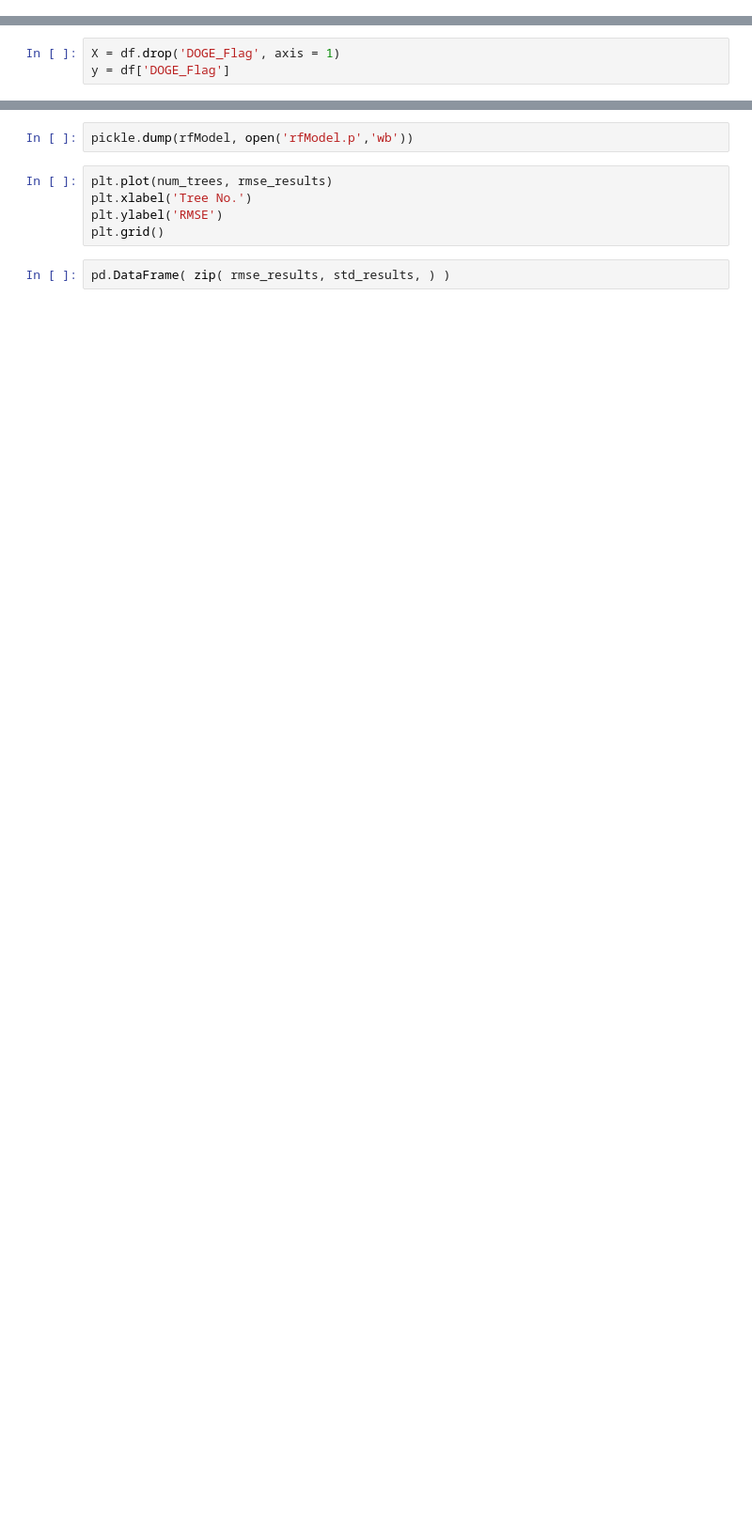
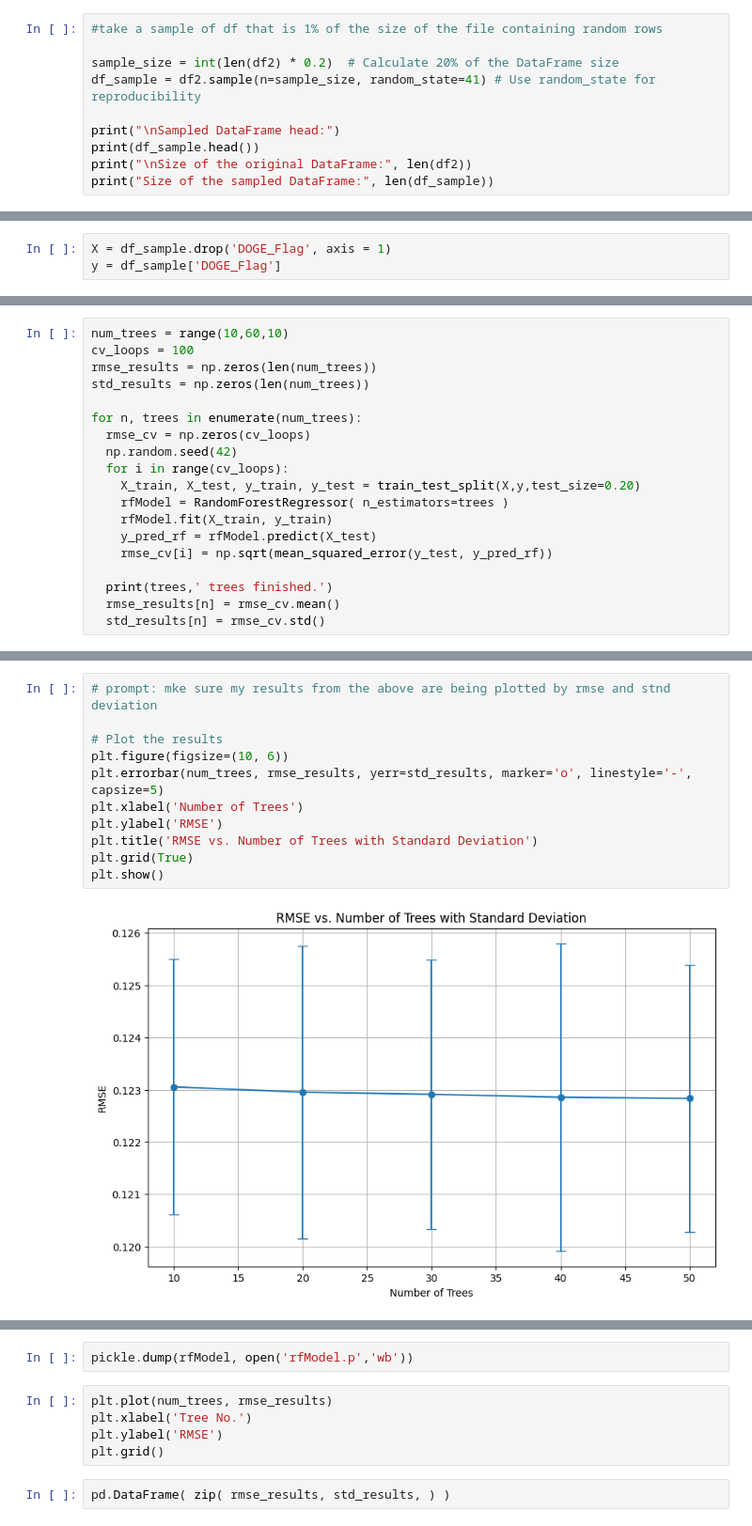
Before and after one commit to etmcrae/Who-Got-DOGEd-, a Jupyter notebook: Random_Forest.ipynb, the cells around one changed output, grey strips where cells are left out. Shown at 94% size. Drawn from its saved outputs; the diff is of its cells as text; blank space fills up the shorter version.

```diff
--- a/Random_Forest.ipynb
+++ b/Random_Forest.ipynb
@@ -38,0 +71,10 @@ File loaded successfully!
+# %%
+#take a sample of df that is 1% of the size of the file containing random rows
+
+sample_size = int(len(df2) * 0.2)  # Calculate 20% of the DataFrame size
+df_sample = df2.sample(n=sample_size, random_state=41) # Use random_state for reproducibility
+
+print("\nSampled DataFrame head:")
+print(df_sample.head())
+print("\nSize of the original DataFrame:", len(df2))
+print("Size of the sampled DataFrame:", len(df_sample))
@@ -39,3 +119,3 @@ File loaded successfully!
 # %%
-X = df.drop('DOGE_Flag', axis = 1)
-y = df['DOGE_Flag']
+X = df_sample.drop('DOGE_Flag', axis = 1)
+y = df_sample['DOGE_Flag']
@@ -59,0 +122,19 @@ np.sqrt(mean_error)[:50]
+# %%
+num_trees = range(10,60,10)
+cv_loops = 100
+rmse_results = np.zeros(len(num_trees))
+std_results = np.zeros(len(num_trees))
+
+for n, trees in enumerate(num_trees):
+  rmse_cv = np.zeros(cv_loops)
+  np.random.seed(42)
+  for i in range(cv_loops):
+    X_train, X_test, y_train, y_test = train_test_split(X,y,test_size=0.20)
+    rfModel = RandomForestRegressor( n_estimators=trees )
+    rfModel.fit(X_train, y_train)
+    y_pred_rf = rfModel.predict(X_test)
+    rmse_cv[i] = np.sqrt(mean_squared_error(y_test, y_pred_rf))
+
+  print(trees,' trees finished.')
+  rmse_results[n] = rmse_cv.mean()
+  std_results[n] = rmse_cv.std()
@@ -59,0 +147,13 @@ np.sqrt(mean_error)[:50]
+# %%
+# prompt: mke sure my results from the above are being plotted by rmse and stnd deviation
+
+# Plot the results
+plt.figure(figsize=(10, 6))
+plt.errorbar(num_trees, rmse_results, yerr=std_results, marker='o', linestyle='-', capsize=5)
+plt.xlabel('Number of Trees')
+plt.ylabel('RMSE')
+plt.title('RMSE vs. Number of Trees with Standard Deviation')
+plt.grid(True)
+plt.show()
+# %% [output]
+[figure, added]
```
Also changed, not shown: parts of 29 cells of this notebook.
